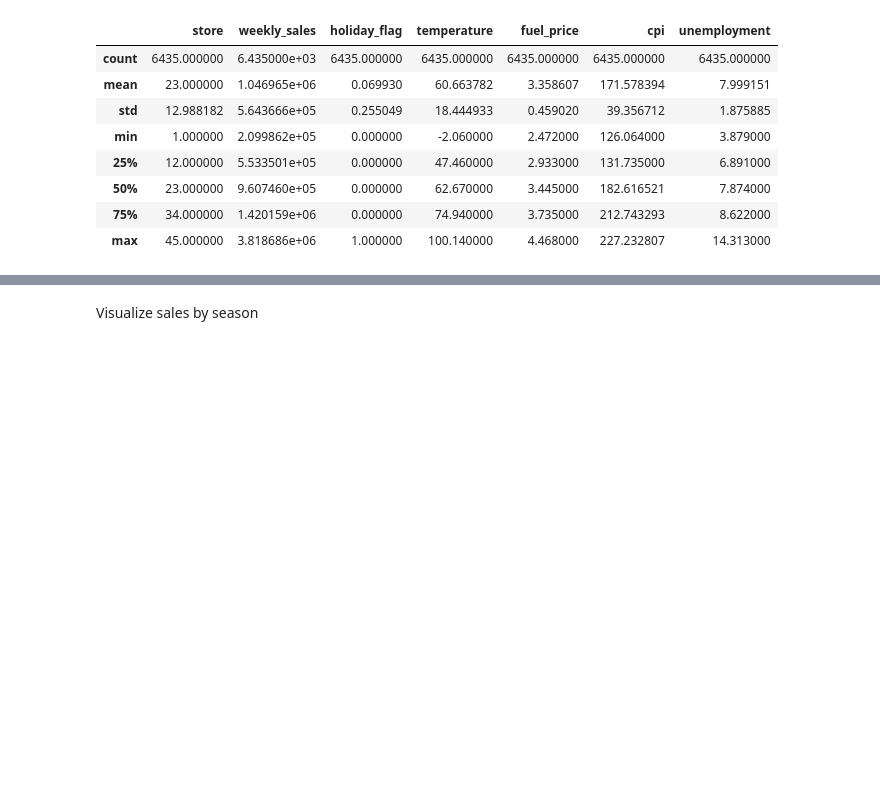
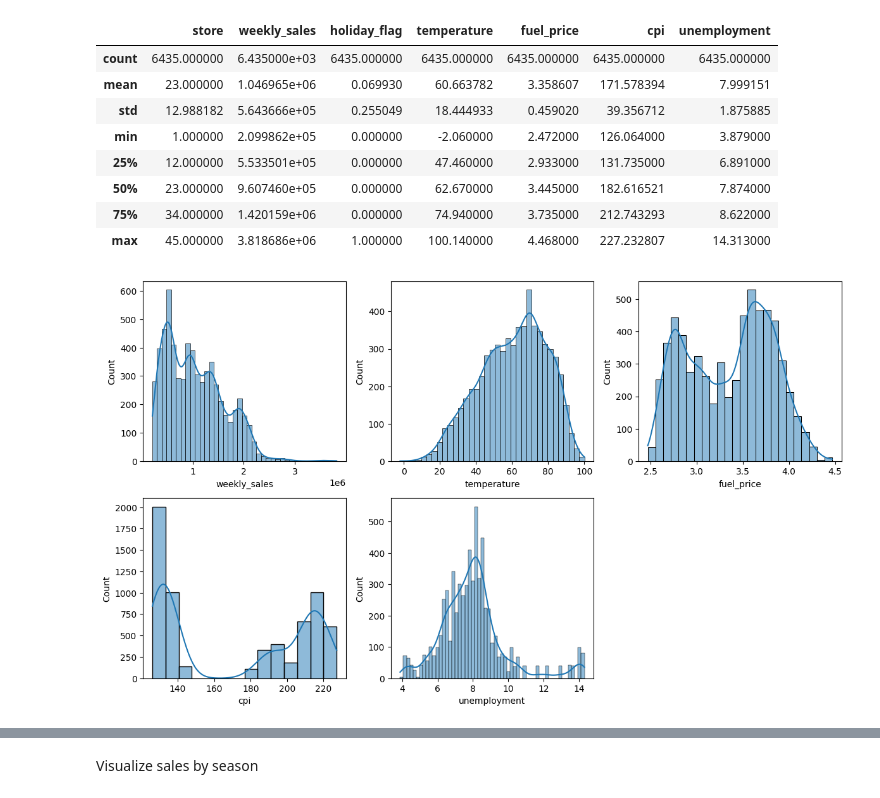
Before and after one commit to lieric90/walmart-sales-forecast, a Jupyter notebook: src/walmart_sales_eda.ipynb, the cells around one changed output, grey strips where cells are left out. Drawn from its saved outputs; the diff is of its cells as text; code cells hidden in the pictures; blank space fills up the shorter version.

```diff
--- a/src/walmart_sales_eda.ipynb
+++ b/src/walmart_sales_eda.ipynb
@@ -71,3 +72,17 @@ df.describe()
 | 50% | 23.000000 | 9.607460e+05 | 0.000000 | 62.670000 | 3.445000 | 182.616521 | 7.874000 |
 | 75% | 34.000000 | 1.420159e+06 | 0.000000 | 74.940000 | 3.735000 | 212.743293 | 8.622000 |
 | max | 45.000000 | 3.818686e+06 | 1.000000 | 100.140000 | 4.468000 | 227.232807 | 14.313000 |
+# %%
+features = ['weekly_sales', 'temperature', 'fuel_price', 'cpi', 'unemployment']
+
+plt.figure(figsize=(12, 10))
+
+for i, col in enumerate(features):
+    plt.subplot(3, 3, i+1)
+
+    sns.histplot(data=df, x=col, kde=True)
+
+plt.tight_layout()
+plt.show()
+# %% [output]
+[figure, added]
```
Also changed, not shown: parts of 3 cells of this notebook.
